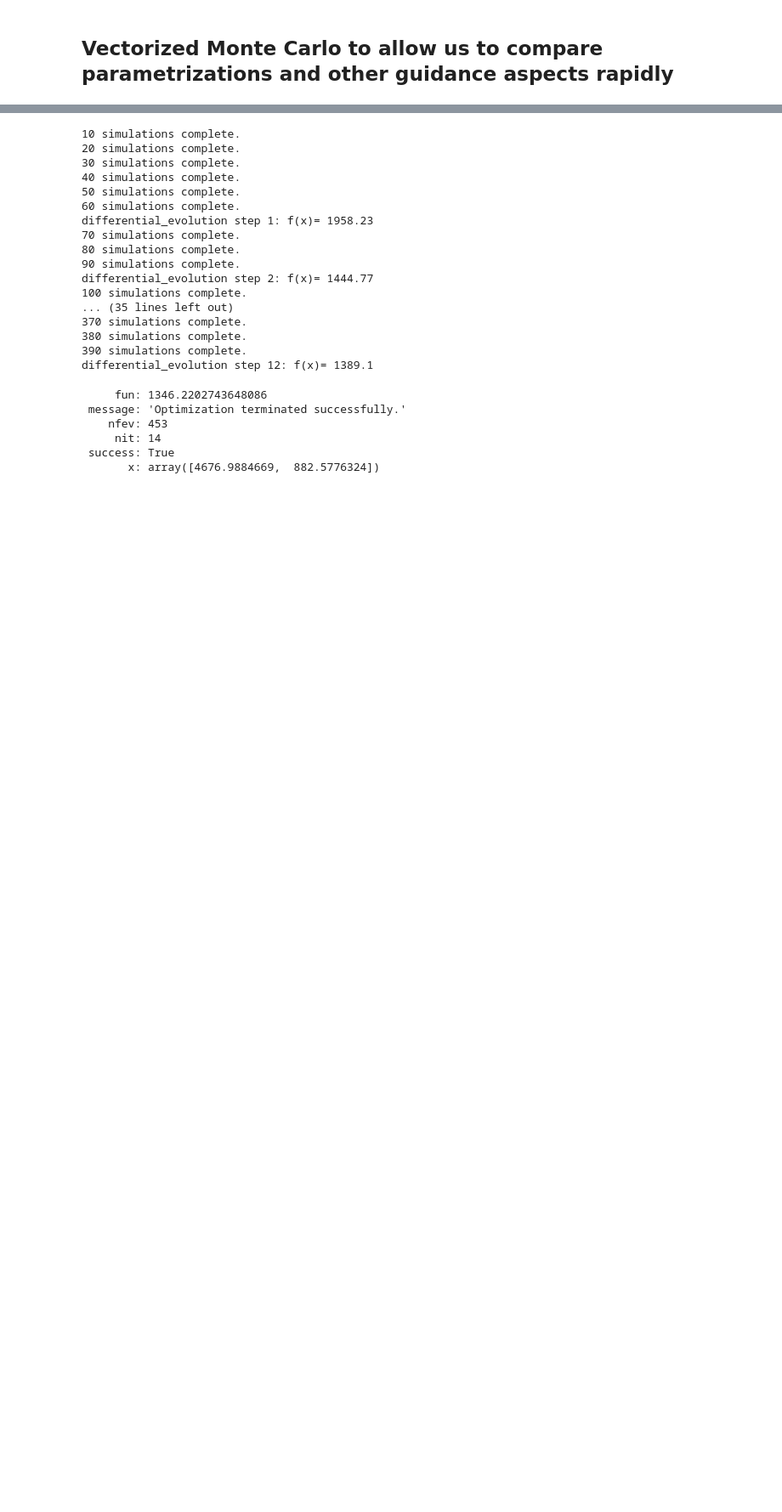
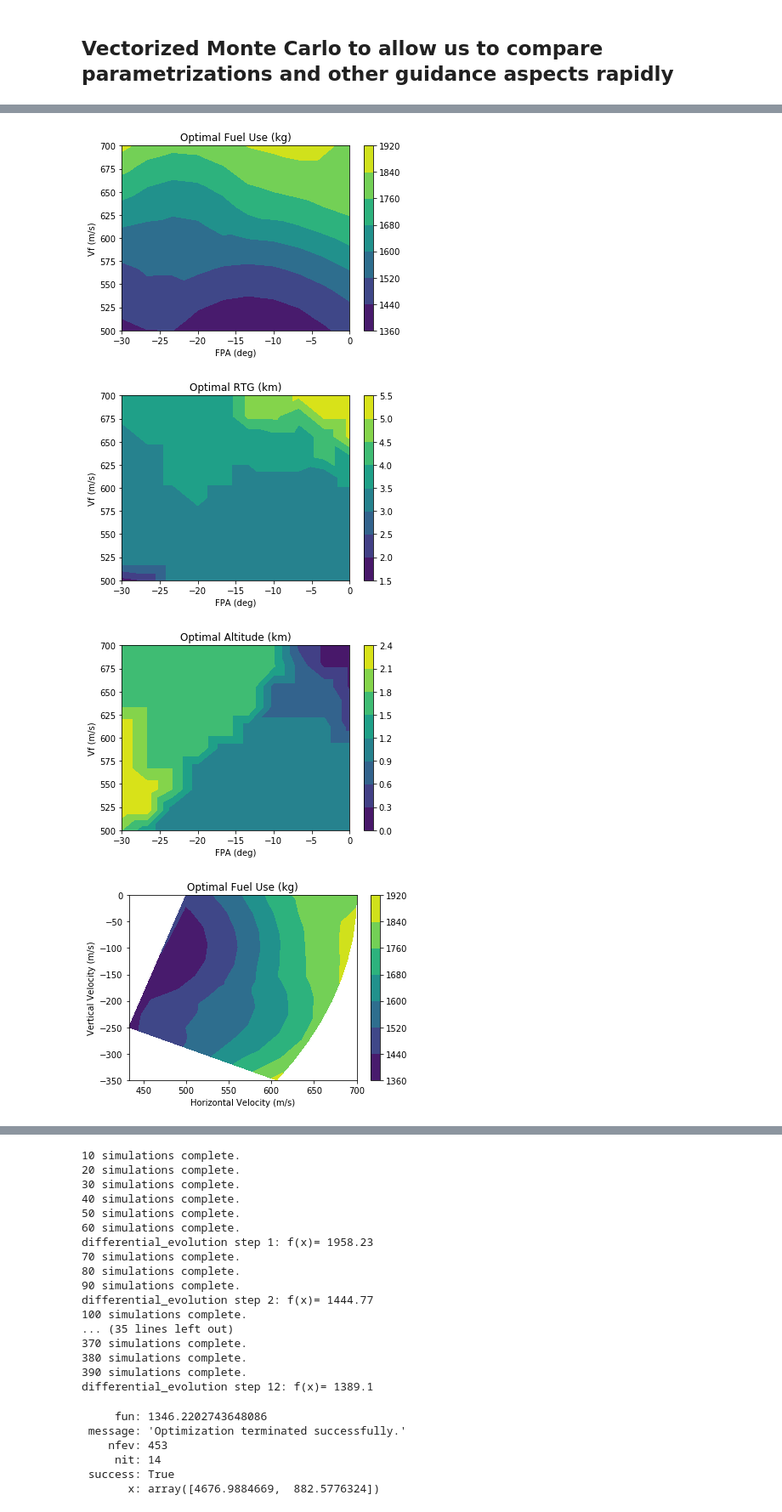
Before and after one commit to CDNoyes/EDL-Py, a Jupyter notebook: FuelOptimal.ipynb, the cells around one changed output, grey strips where cells are left out. Shown at 85% size. Saved outputs shown, nothing was run; the diff lists cells and outputs as text; code cells hidden in the pictures; blank space fills up the shorter version.

```diff
--- a/FuelOptimal.ipynb
+++ b/FuelOptimal.ipynb
@@ -951,8 +967,8 @@ class SRPData:
         dx = u*tf - Tmax/mdot*( (tf-m0/mdot)*np.log(mf/m0) - tf) # This is how much range to go is eliminated with full horizontal thrust until zero horizontal velocity, should be a negative number
         # We want the actual range to go to be greater than or equal to this, otherwise we are guaranteed to overshoot the target since generally not all thrust will be directed horizontally
         far_enough = x >= np.abs(dx)
-        print("{} trajectories of {} satisfy the 'no overshoot' criterion".format(np.sum(far_enough), N))
-        keep = np.logical_and(keep, far_enough)
+#         print("{} trajectories of {} satisfy the 'no overshoot' criterion".format(np.sum(far_enough), N))
+#         keep = np.logical_and(keep, far_enough)
 
 #         g = 3.71
 #         # Perform the same check for altitudes
@@ -969,6 +985,7 @@ class SRPData:
         slow_enough = V<=800
         keep = np.logical_and(keep, slow_enough)
         print("{} trajectories of {} satisfy the ||V|| <= 800 criterion".format(np.sum(slow_enough), N))
+        input_data = np.delete(input_data, 4, 0) # removes the all zeros cross track velocity
         return input_data[:, keep], output_data[keep]
 
     def pad(self, min_alt):
@@ -1004,7 +1021,6 @@ class SRPData:
 
         print("Building SRP propellant model from data with {} samples...".format(output_data.shape[0]))
         print("    bounds = {}".format(self.bounds.T))
-        from scipy.interpolate import NearestNDInterpolator
         t0 = time()
         self.model = Rbf(*input_data, output_data, **rbf_kw)
 #         print(self.model.epsilon)
@@ -1036,7 +1052,7 @@ class SRPData:
                 Vz = Vf*np.sin(fpa)
                 input_matrix['cartesian'].append([-Vx, Vz])
                 N = 40
-                x = boxgrid([(0, 10000), (0,0), (0,10000), (Vx, Vx), (0,0), (Vz, Vz)], [N,1,N,1,1,1], True) # Vary only DR and Altitude
+                x = boxgrid([(0, 10000), (0,0), (0,10000), (Vx, Vx), (Vz, Vz)], [N,1,N,1,1], True) # Vary only DR and Altitude
                 mf = self(x)
 #                 tf = self.time_of_flight(x)
                 imin = np.argmin(mf)
@@ -1044,7 +1060,8 @@ class SRPData:
 
                 if plot_contours:
                     plt.figure()
-                    plt.scatter(x.T[0], x.T[2], c=mf)
+#                     plt.scatter(x.T[0], x.T[2], c=mf)
+                    plt.tricontourf(x.T[0], x.T[2], mf)
                     plt.plot(x[imin,0], x[imin,2], 'rx', markersize=8, label="Optimal {:.1f} kg at\n{:.3f} DR, {:.3f} altitude, km".format(mf[imin], x[imin,0]/1000, x[imin,2]/1000))
                     plt.xlabel('Range to go (m)')
                     plt.ylabel('Altitude (m)')
@@ -1058,7 +1075,8 @@ class SRPData:
             y,x = np.array(input_matrix['entry']).T
             for z, state in zip(output_matrix, outs):
                 plt.figure()
-                plt.scatter(x, y, c=z)
+#                 plt.scatter(x, y, c=z)
+                plt.tricontourf(x,y,z)
                 plt.ylabel("Vf (m/s)")
                 plt.xlabel("FPA (deg)")
                 plt.colorbar()
@@ -1067,7 +1085,8 @@ class SRPData:
             x,y = np.array(input_matrix['cartesian']).T
             for z, state in zip(output_matrix, outs):
                 plt.figure()
-                plt.scatter(x, y, c=z)
+#                 plt.scatter(x, y, c=z)
+                plt.tricontourf(x,y,z)
                 plt.xlabel("Horizontal Velocity (m/s)")
                 plt.ylabel("Vertical Velocity (m/s)")
                 plt.colorbar()
@@ -1083,7 +1102,7 @@ class SRPData:
             return self.tf_model(*np.asarray(state))
 
     def __call__(self, state):
-        """ State should be the 6 dimensional SRP ignition state"""
+        """ State should be the 5 dimensional SRP ignition state"""
 
         try:
             return self.model(*np.asarray(state)) # for rbf
@@ -1096,3 +1115,7 @@ class SRPData:
             return self.model(*np.asarray(state).T)
 #             return self.model(np.asarray(state).T) # for LinearND
 #             return self.model.predict(np.asarray(state))
+
+srpdata = SRPData(os.path.join(os.getcwd(), "data\\FuelOptimal\\srp_20k_5d.mat"), min_alt=0, max_fuel=8000)
+srpdata.build(21000, rbf_kw={'kernel': 'cubic'})
+# srpdata.validate()
@@ -1098,0 +1133,7 @@ class SRPData:
+# %%
+srpdata.plot()
+# %% [output]
+[figure, added]
+[figure, added]
+[figure, added]
+[figure, added]
```
Also changed, not shown: parts of 10 cells of this notebook.
